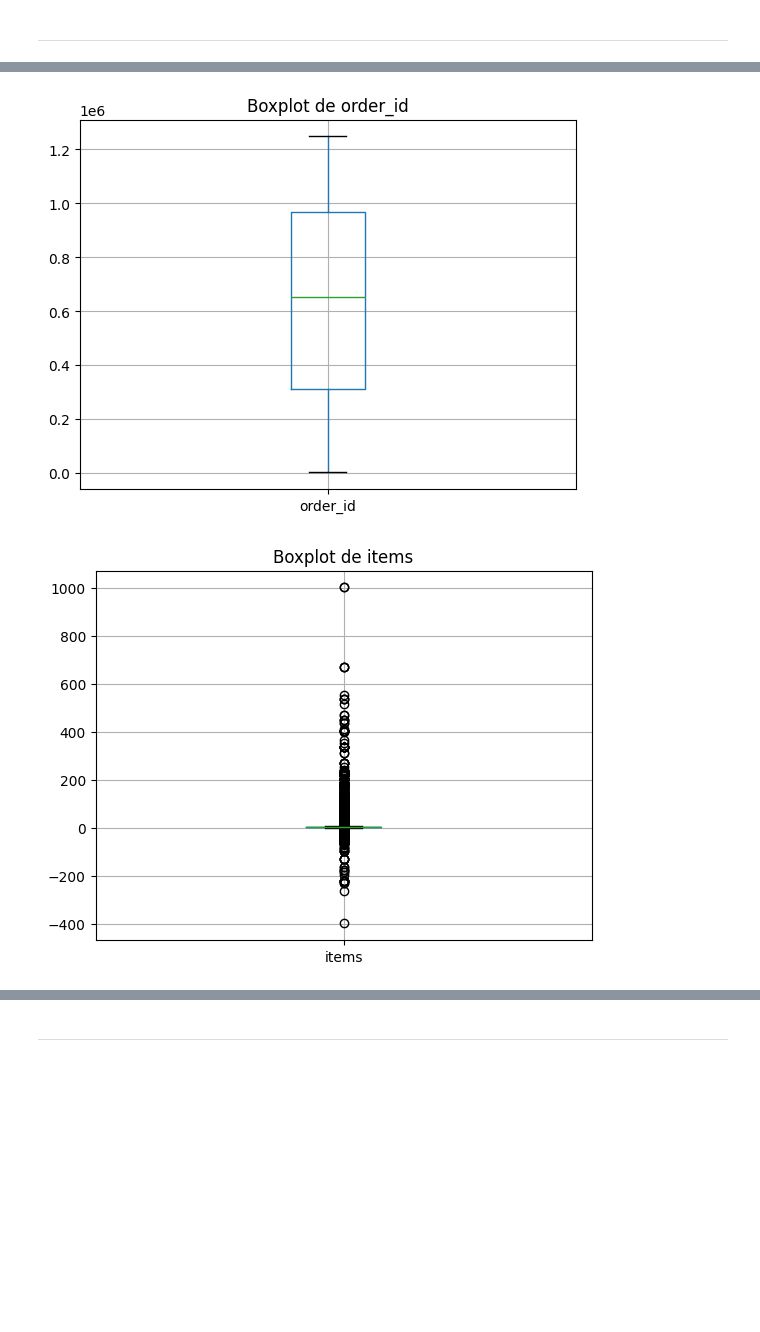
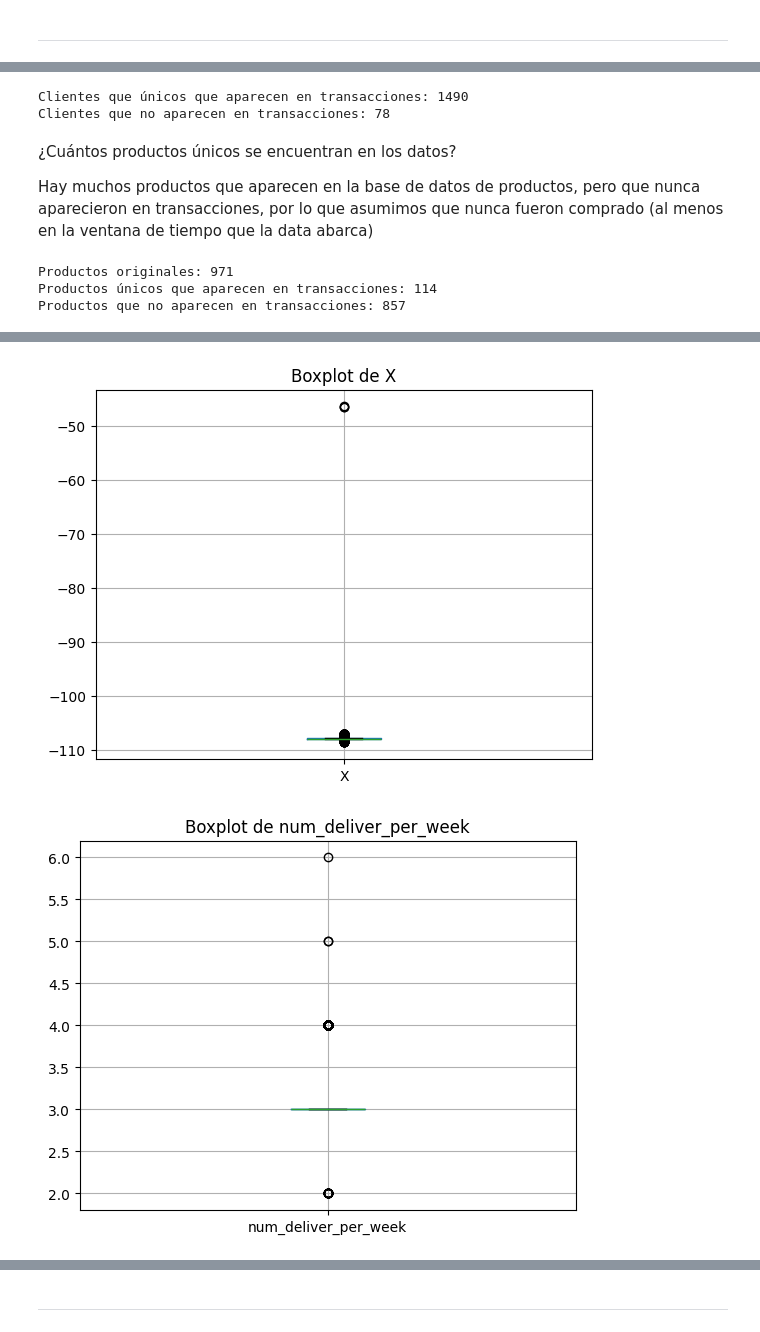
Before and after one commit to cristianjaram/MDS7202-labs, a Jupyter notebook: proyecto_lab/enunciado_entrega1.ipynb, the cells around one changed output, grey strips where cells are left out. Cells and saved outputs as stored; diff of their text form; code cells hidden in the pictures; blank space fills up the shorter version.

```diff
--- a/proyecto_lab/enunciado_entrega1.ipynb
+++ b/proyecto_lab/enunciado_entrega1.ipynb
@@ -416,12 +425,12 @@ Hallazgos:
 # %% [markdown]
 Eliminamos las columnas `region_id`, `zone_id` y `num_visit_per_week` ya que no aportarán información al modelo supervisado.
 # %%
-print(data['region_id'].value_counts())
+print(clientes['region_id'].value_counts())
 
-print(data['zone_id'].value_counts())
+print(clientes['zone_id'].value_counts())
 
-print(data['num_visit_per_week'].value_counts())
+print(clientes['num_visit_per_week'].value_counts())
 
-data = data.drop(columns=['region_id', 'zone_id', 'num_visit_per_week'])
+clientes = clientes.drop(columns=['region_id', 'zone_id', 'num_visit_per_week'])
 # %% [output]
 region_id
@@ -443,0 +471,2 @@ plt.show()
+# %%
+transacciones = transacciones[transacciones['items'] >= 0]
@@ -444,8 +481,31 @@ plt.show()
+# %%
+print('Clientes que únicos que aparecen en transacciones:', transacciones['customer_id'].nunique())
+print('Clientes que no aparecen en transacciones:', clientes['customer_id'].nunique() - transacciones['customer_id'].nunique())
+
+clientes = clientes[clientes['customer_id'].isin(transacciones['customer_id'].unique())]
+# %% [output]
+Clientes que únicos que aparecen en transacciones: 1490
+Clientes que no aparecen en transacciones: 78
+# %% [markdown]
+¿Cuántos productos únicos se encuentran en los datos?
+
+Hay muchos productos que aparecen en la base de datos de productos, pero que nunca aparecieron en transacciones, por lo que asumimos que nunca fueron comprado (al menos en la ventana de tiempo que la data abarca)
+# %%
+print('Productos originales:', productos['product_id'].nunique())
+print('Productos únicos que aparecen en transacciones:', transacciones['product_id'].nunique())
+print('Productos que no aparecen en transacciones:', productos['product_id'].nunique() - transacciones['product_id'].nunique())
+
+productos = productos[productos['product_id'].isin(transacciones['product_id'].unique())]
+# %% [output]
+Productos originales: 971
+Productos únicos que aparecen en transacciones: 114
+Productos que no aparecen en transacciones: 857
 # %%
 # Boxplots directamente con pandas
-for col in data.select_dtypes(include=[np.number]).columns:
-    plt.figure()
-    data.boxplot(column=col)
-    plt.title(f'Boxplot de {col}')
-    plt.show()
+for df in [clientes, productos, transacciones[['order_id', 'purchase_date', 'items']]]:
+    for col in df.select_dtypes(include=[np.number]).columns:
+        plt.figure()
+        df.boxplot(column=col)
+        plt.title(f'Boxplot de {col}')
+        plt.show()
 # %% [output]
@@ -454,2 +514,2 @@ for col in data.select_dtypes(include=[np.number]).columns:
-[figure, old version]
+[figure, new version]
-[figure, old version]
+[figure, new version]
```
Also changed, not shown: parts of 69 cells of this notebook.
